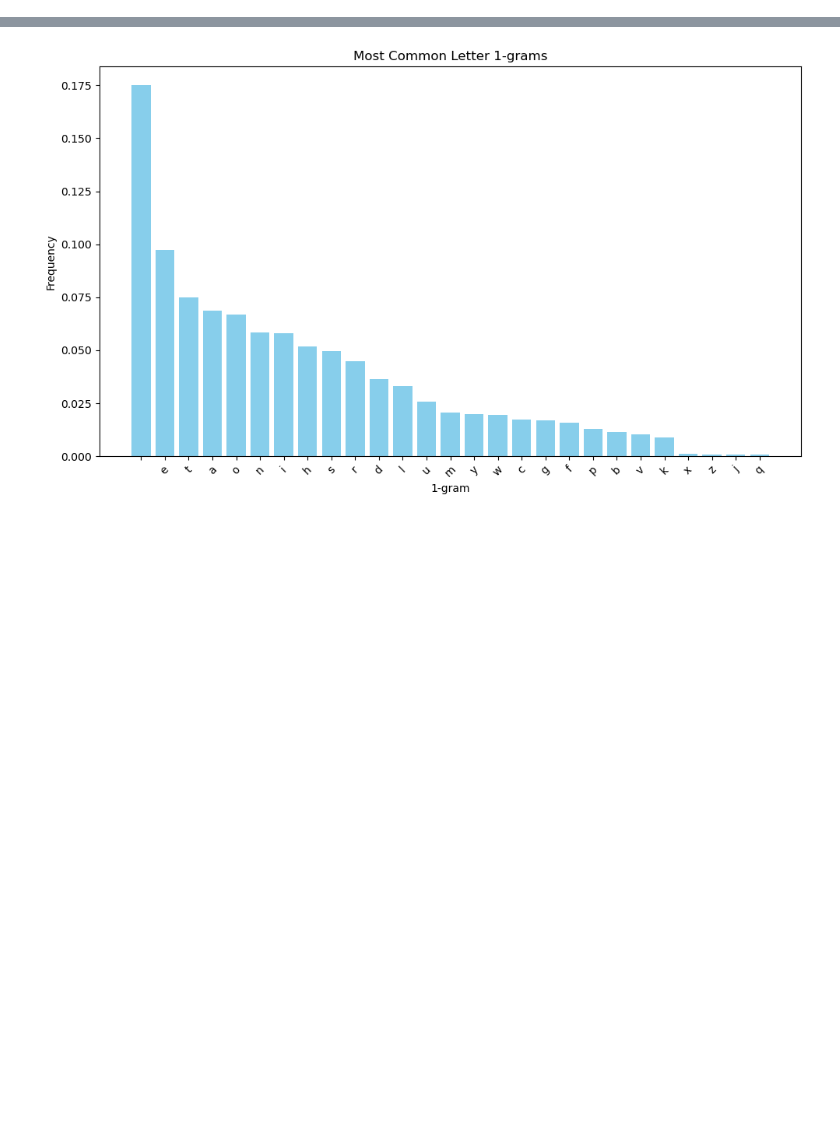
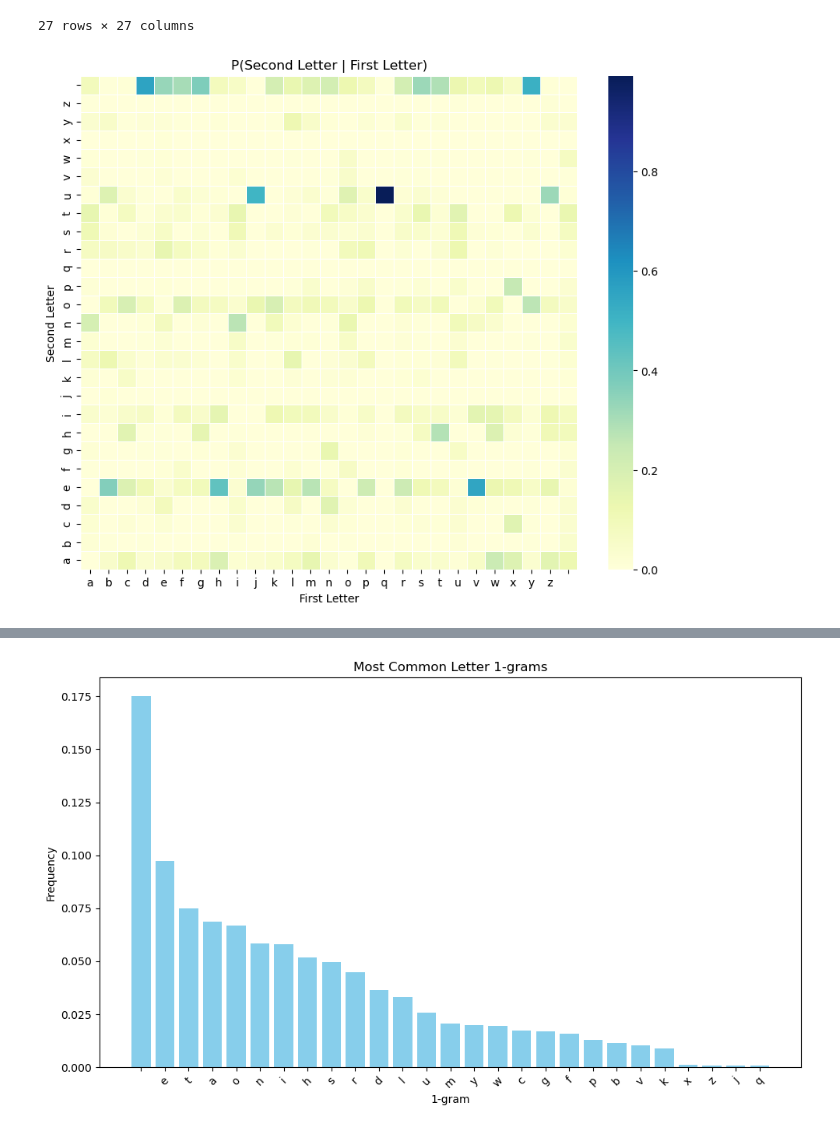
Before and after one commit to dyao13/PatternTheory, a Jupyter notebook: code/shannons_model_of_text.ipynb, the cells around one changed output, grey strips where cells are left out. Drawn from its saved outputs; the diff is of its cells as text; code cells hidden in the pictures; blank space fills up the shorter version.

```diff
--- a/code/shannons_model_of_text.ipynb
+++ b/code/shannons_model_of_text.ipynb
@@ -28,3 +35,52 @@ df_char_2 = ngrams.load_ngrams(file_path, 'char', 2)
 
 df_word_1 = ngrams.load_ngrams(file_path, 'word', 1)
 df_word_2 = ngrams.load_ngrams(file_path, 'word', 2)
+# %%
+import pandas as pd
+import matplotlib.pyplot as plt
+import seaborn as sns
+import string
+
+# Suppose this is your original DataFrame
+data = df_char_2
+df = pd.DataFrame(data)
+
+# If your 2-grams are supposed to be two characters each,
+# you want to extract the first and second characters.
+# (Here we check that the 2-gram has length 2 and handle cases otherwise.)
+def extract_letters(two_gram):
+    # If two_gram is not length 2, for example a single character,
+    # you might decide to assign a placeholder (like a space or ignore it)
+    if len(two_gram) == 2:
+        return pd.Series([two_gram[0], two_gram[1]])
+    elif len(two_gram) == 1:
+        # For example, assume that a single letter means it's paired with a space
+        return pd.Series([two_gram[0], ' '])
+    else:
+        # Handle unexpected length if needed
+        return pd.Series([None, None])
+
+df[['first', 'second']] = df['2-gram'].apply(extract_letters)
+
+# Create the full 27-element alphabet that includes 26 letters plus a space.
+# (Modify the extra character as appropriate to your data.)
+alphabet = list(string.ascii_lowercase) + [' ']
+
+# Now create a pivot table where rows are the first character and columns are the second.
+# We use frequency (or count if you prefer) as the values.
+heatmap_data = df.pivot_table(index='second', columns='first', values='frequency', fill_value=0)
+heatmap_data = heatmap_data.div(heatmap_data.sum(axis=0), axis=1)
+
+display(heatmap_data)
+
+# Reindex the DataFrame to ensure it is 27x27, adding any missing rows/columns.
+heatmap_data = heatmap_data.reindex(index=alphabet, columns=alphabet, fill_value=0)
+# Plotting the heat map using seaborn
+plt.figure(figsize=(10, 8))
+sns.heatmap(heatmap_data, cmap="YlGnBu", linewidths=0.5, annot=False)
+plt.title("P(Second Letter | First Letter)")
+plt.xlabel("First Letter")
+plt.ylabel("Second Letter")
+plt.gca().invert_yaxis()
+plt.show()
+# %% [output]
@@ -30,0 +105,2 @@ df_word_2 = ngrams.load_ngrams(file_path, 'word', 2)
+27 rows × 27 columns
+[figure, added]
```
Also changed, not shown: parts of 27 cells of this notebook, 17 other files.
